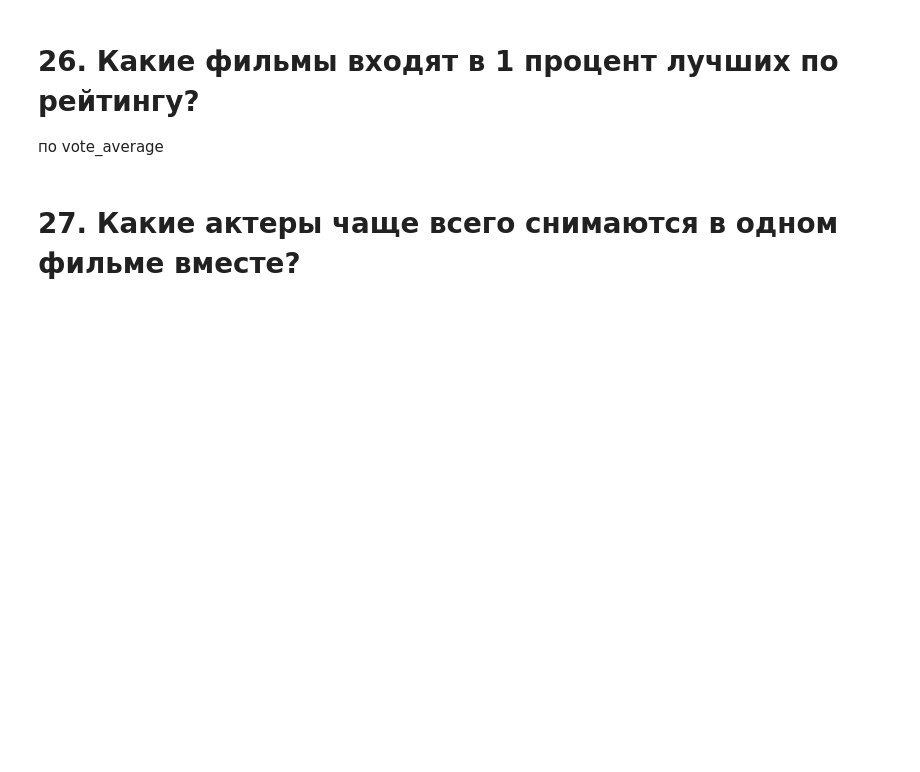
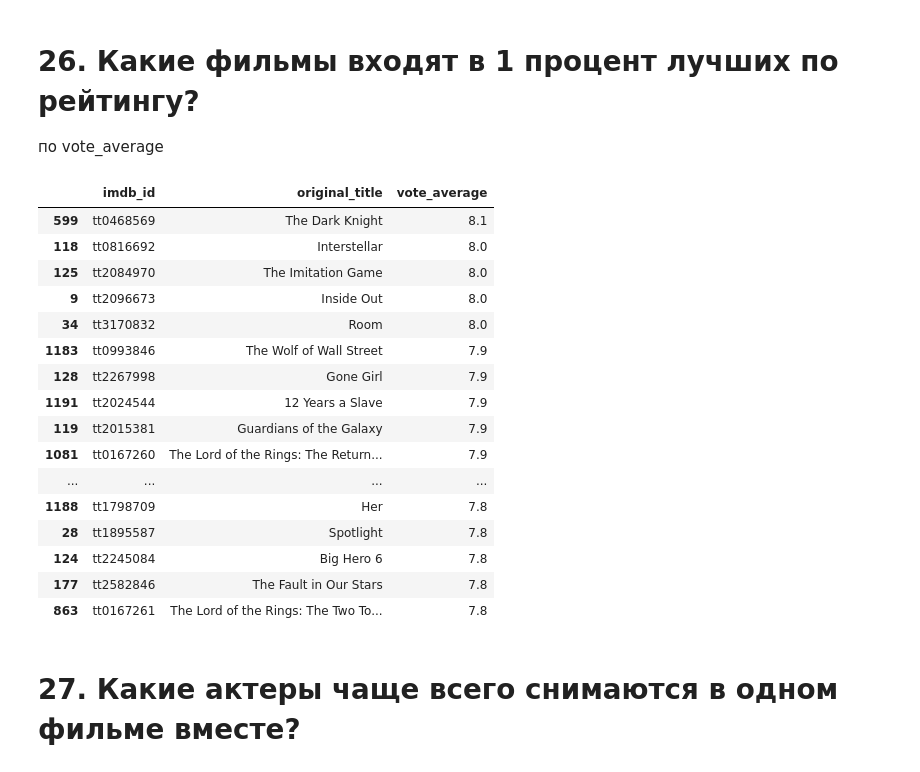
Before and after one commit to mintylife/SkillFactory, a Jupyter notebook: module_1/Movies_IMBD_v4.1_TEMPLATE.ipynb, the cells around one changed output. Cells and saved outputs as stored; diff of their text form; code cells hidden in the pictures; blank space fills up the shorter version.

```diff
--- a/module_1/Movies_IMBD_v4.1_TEMPLATE.ipynb
+++ b/module_1/Movies_IMBD_v4.1_TEMPLATE.ipynb
@@ -557,6 +557,32 @@ answer(studios.iloc[0].name, 25, False)
 # %% [markdown]
 # 26. Какие фильмы входят в 1 процент лучших по рейтингу?
 по vote_average
+# %%
+rankings = data[['imdb_id', 'original_title', 'vote_average']].sort_values('vote_average', ascending = False)
+quantity = len(rankings)
+one_percent = round(quantity * 0.01)
+
+display(rankings[:one_percent])
+
+answer(rankings[:one_percent]['original_title'].values.toList, 26, False)
+# %% [output]
+|  | imdb_id | original_title | vote_average |
+| 599 | tt0468569 | The Dark Knight | 8.1 |
+| 118 | tt0816692 | Interstellar | 8.0 |
+| 125 | tt2084970 | The Imitation Game | 8.0 |
+| 9 | tt2096673 | Inside Out | 8.0 |
+| 34 | tt3170832 | Room | 8.0 |
+| 1183 | tt0993846 | The Wolf of Wall Street | 7.9 |
+| 128 | tt2267998 | Gone Girl | 7.9 |
+| 1191 | tt2024544 | 12 Years a Slave | 7.9 |
+| 119 | tt2015381 | Guardians of the Galaxy | 7.9 |
+| 1081 | tt0167260 | The Lord of the Rings: The Return... | 7.9 |
+| ... | ... | ... | ... |
+| 1188 | tt1798709 | Her | 7.8 |
+| 28 | tt1895587 | Spotlight | 7.8 |
+| 124 | tt2245084 | Big Hero 6 | 7.8 |
+| 177 | tt2582846 | The Fault in Our Stars | 7.8 |
+| 863 | tt0167261 | The Lord of the Rings: The Two To... | 7.8 |
 # %% [markdown]
 # 27. Какие актеры чаще всего снимаются в одном фильме вместе?
 # %% [markdown]
```
Also changed, not shown: parts of 1 cell of this notebook.
